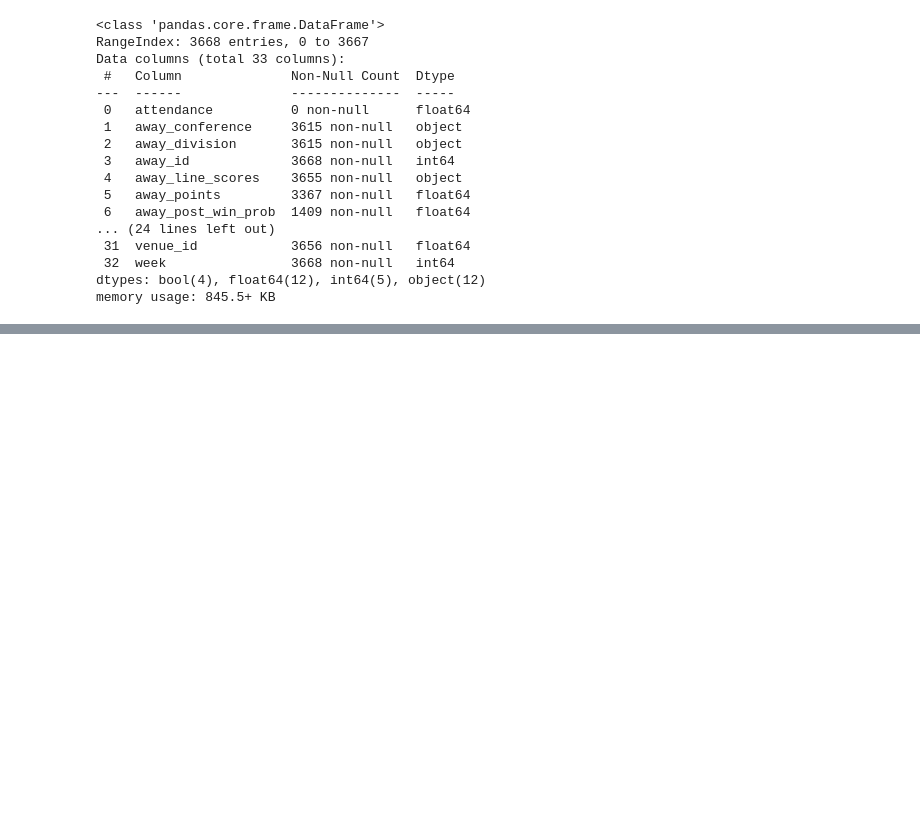
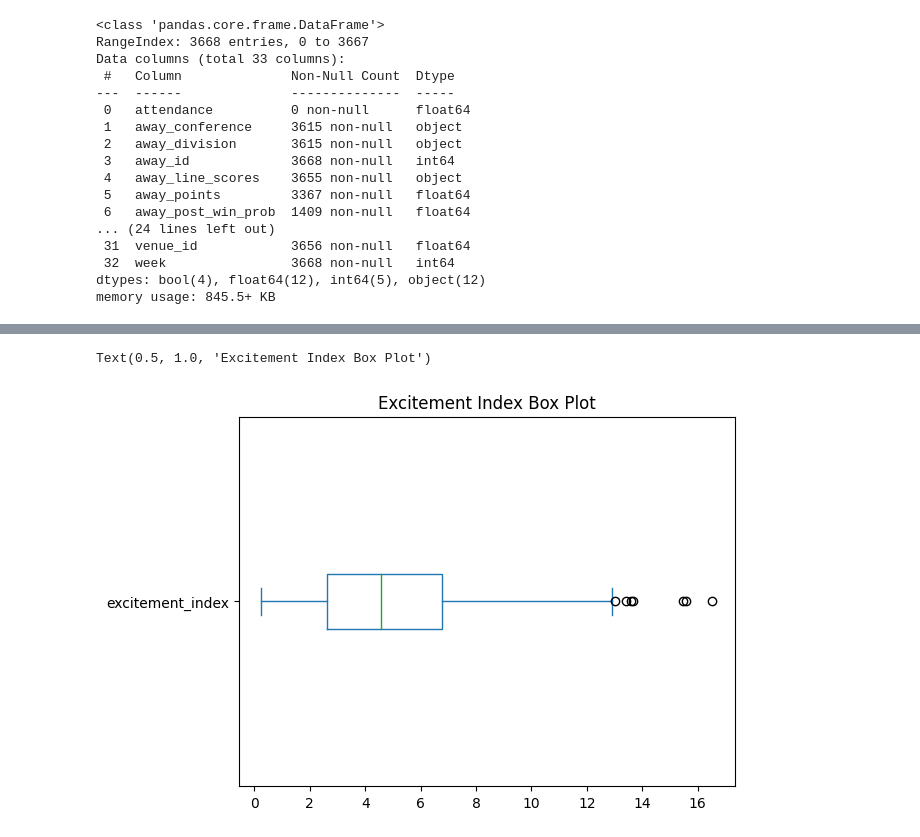
Before and after one commit to wjurden/college-football-project, a Jupyter notebook: code/eda/excitment_eda.ipynb, the cells around one changed output, grey strips where cells are left out. Cells and saved outputs as stored; diff of their text form; code cells hidden in the pictures; blank space fills up the shorter version.

```diff
--- a/code/eda/excitment_eda.ipynb
+++ b/code/eda/excitment_eda.ipynb
@@ -29,0 +89,6 @@ memory usage: 845.5+ KB
+# %%
+ex.plot(kind='box', vert = False)
+plt.title('Excitement Index Box Plot')
+# %% [output]
+Text(0.5, 1.0, 'Excitement Index Box Plot')
+[figure, added]
```
Also changed, not shown: parts of 11 cells of this notebook.
